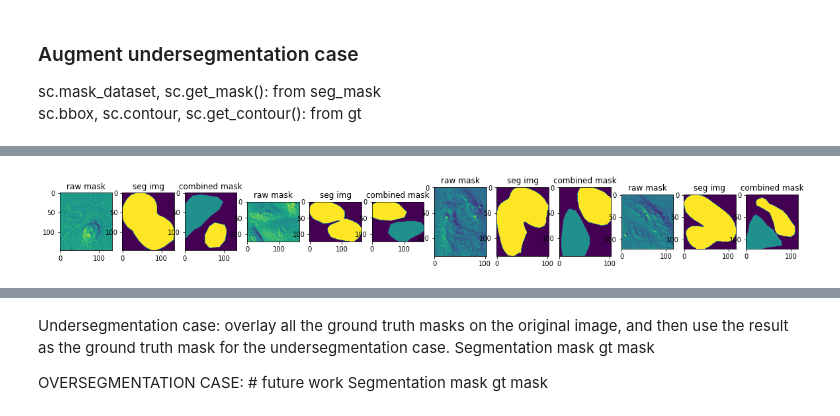
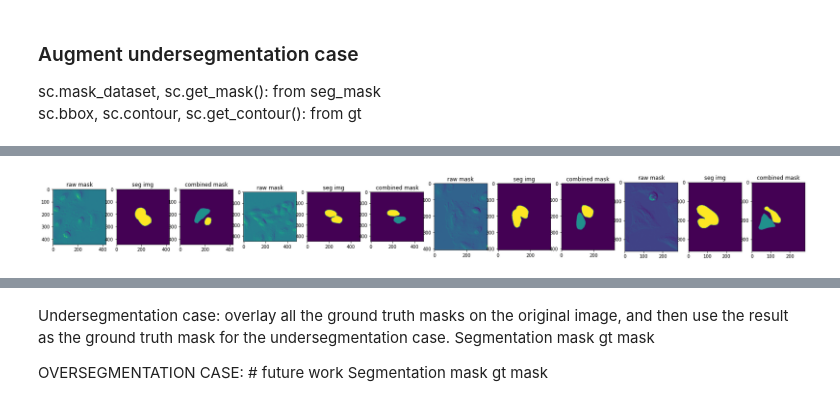
Before and after one commit to xing-lab-pitt/livecellx, a Jupyter notebook: notebooks/correct_seg_data_prep.ipynb, the cells around one changed output, grey strips where cells are left out. Cells and saved outputs as stored; diff of their text form; code cells hidden in the pictures.

```diff
--- a/notebooks/correct_seg_data_prep.ipynb
+++ b/notebooks/correct_seg_data_prep.ipynb
@@ -123,7 +123,7 @@ sample_sc.meta
 import glob
 raw_img_dataset = sample_sc.img_dataset
 seg_data_dir = "../datasets/a549_ccnn/seg_CCP_A549-VIM_lessThan24hr_Calcein_1mg-ml_DP_Ti2e_2022-9-11"
-seg_paths = glob.glob(os.path.join(seg_data_dir, "*.png"))
+seg_paths = glob.glob(os.path.join(seg_data_dir, "*.tif"))
 print(seg_paths[:2])
 matched_time2seg = {}
 # for time, img_path in raw_img_dataset.time2url.items():
@@ -376,13 +431,13 @@ scs length:  2
 # %%
 mask_tuples = list(underseg_seg2masks.values())
 ncol = 3
-fig, axes = plt.subplots(1, 4 * ncol, figsize=(20, 5))
+fig, axes = plt.subplots(1, 4 * ncol, figsize=(30, 5))
 for i in range(4):
     axes[ncol * i].imshow(mask_tuples[i][0])
     axes[ncol * i].set_title("raw mask")
     axes[ncol * i + 1].imshow(mask_tuples[i][1])
     axes[ncol * i + 1].set_title("seg img")
     axes[ncol * i + 2].imshow(mask_tuples[i][2])
     axes[ncol * i + 2].set_title("combined mask")
 # %% [output]
-[figure, old version]
+[figure, new version]
```
Also changed, not shown: parts of 3 cells of this notebook.
